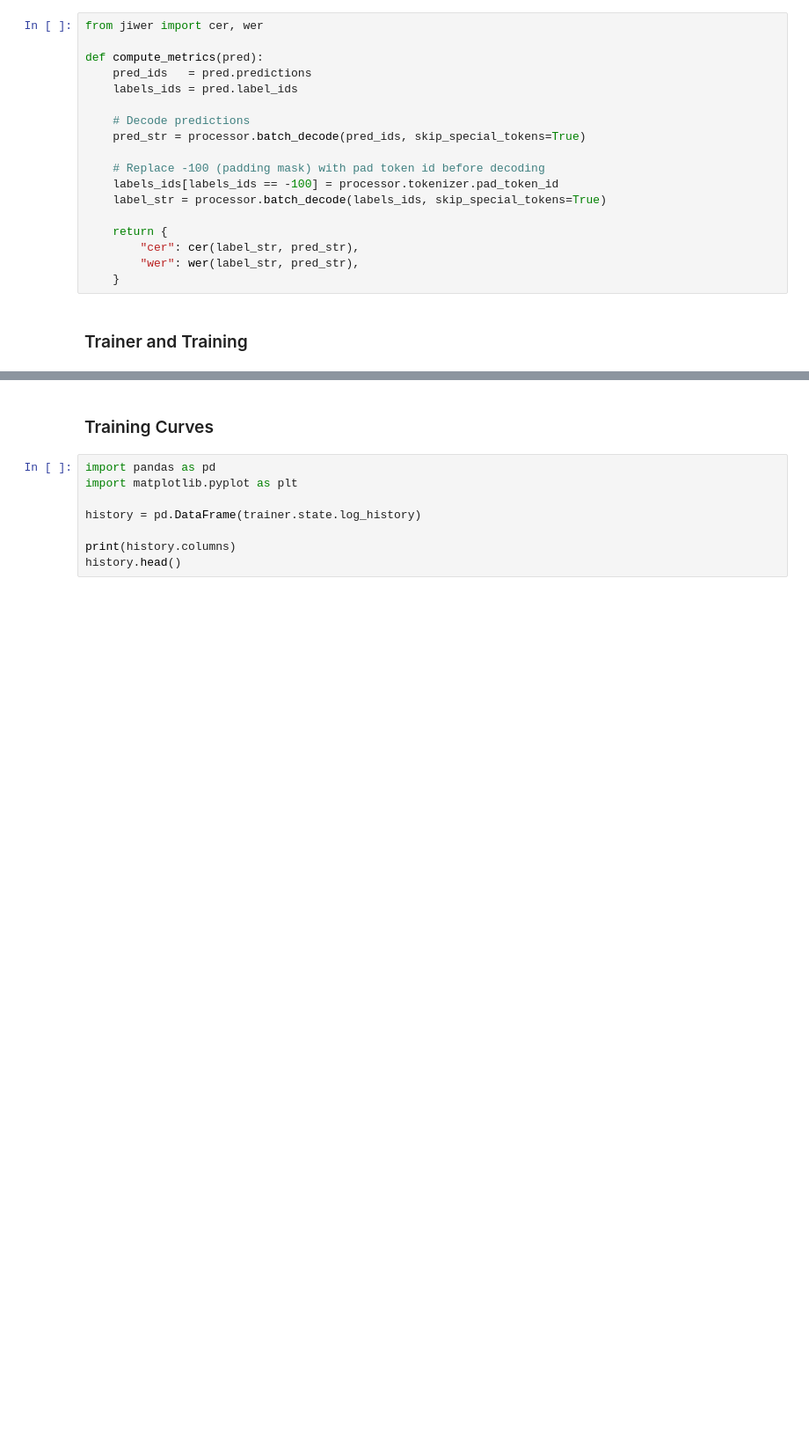
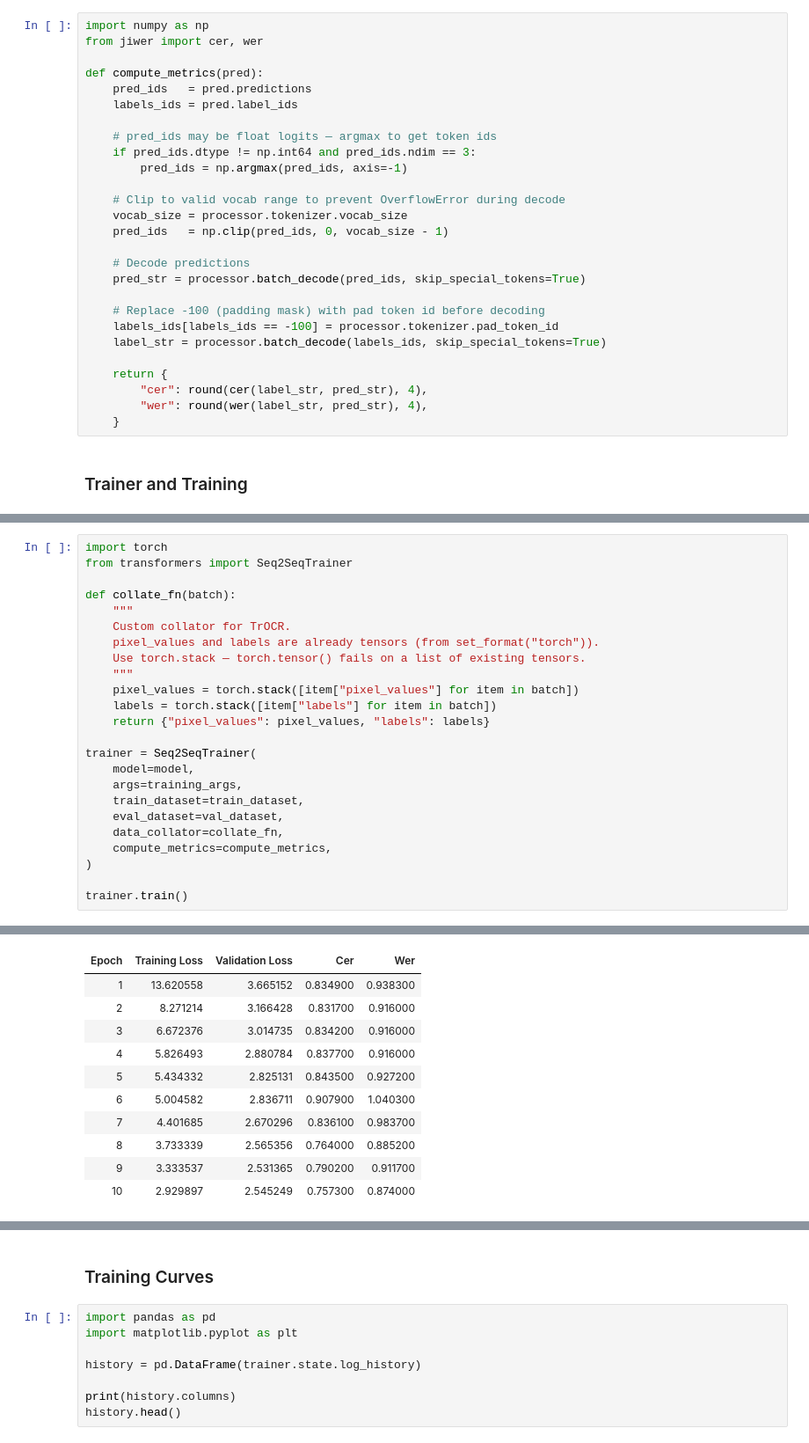
Before and after one commit to Maaz-x14/Smart-Stock, a Jupyter notebook: models/trocr.ipynb, the cells around one changed output, grey strips where cells are left out. Shown at 88% size. Drawn from its saved outputs; the diff is of its cells as text; blank space fills up the shorter version.

```diff
--- a/models/trocr.ipynb
+++ b/models/trocr.ipynb
@@ -340,9 +367,18 @@ training_args = Seq2SeqTrainingArguments(
 # %%
+import numpy as np
 from jiwer import cer, wer
 
 def compute_metrics(pred):
     pred_ids   = pred.predictions
     labels_ids = pred.label_ids
+
+    # pred_ids may be float logits — argmax to get token ids
+    if pred_ids.dtype != np.int64 and pred_ids.ndim == 3:
+        pred_ids = np.argmax(pred_ids, axis=-1)
+
+    # Clip to valid vocab range to prevent OverflowError during decode
+    vocab_size = processor.tokenizer.vocab_size
+    pred_ids   = np.clip(pred_ids, 0, vocab_size - 1)
 
     # Decode predictions
     pred_str = processor.batch_decode(pred_ids, skip_special_tokens=True)
@@ -352,8 +388,8 @@ def compute_metrics(pred):
     label_str = processor.batch_decode(labels_ids, skip_special_tokens=True)
 
     return {
-        "cer": cer(label_str, pred_str),
-        "wer": wer(label_str, pred_str),
+        "cer": round(cer(label_str, pred_str), 4),
+        "wer": round(wer(label_str, pred_str), 4),
     }
 # %% [markdown]
 ### Trainer and Training
@@ -372,0 +396,25 @@ trainer.train()
+# %%
+import torch
+from transformers import Seq2SeqTrainer
+
+def collate_fn(batch):
+    """
+    Custom collator for TrOCR.
+    pixel_values and labels are already tensors (from set_format("torch")).
+    Use torch.stack — torch.tensor() fails on a list of existing tensors.
+    """
+    pixel_values = torch.stack([item["pixel_values"] for item in batch])
+    labels = torch.stack([item["labels"] for item in batch])
+    return {"pixel_values": pixel_values, "labels": labels}
+
+trainer = Seq2SeqTrainer(
+    model=model,
+    args=training_args,
+    train_dataset=train_dataset,
+    eval_dataset=val_dataset,
+    data_collator=collate_fn,
+    compute_metrics=compute_metrics,
+)
+
+trainer.train()
+# %% [output]
@@ -372,0 +431,11 @@ trainer.train()
+| Epoch | Training Loss | Validation Loss | Cer | Wer |
+| 1 | 13.620558 | 3.665152 | 0.834900 | 0.938300 |
+| 2 | 8.271214 | 3.166428 | 0.831700 | 0.916000 |
+| 3 | 6.672376 | 3.014735 | 0.834200 | 0.916000 |
+| 4 | 5.826493 | 2.880784 | 0.837700 | 0.916000 |
+| 5 | 5.434332 | 2.825131 | 0.843500 | 0.927200 |
+| 6 | 5.004582 | 2.836711 | 0.907900 | 1.040300 |
+| 7 | 4.401685 | 2.670296 | 0.836100 | 0.983700 |
+| 8 | 3.733339 | 2.565356 | 0.764000 | 0.885200 |
+| 9 | 3.333537 | 2.531365 | 0.790200 | 0.911700 |
+| 10 | 2.929897 | 2.545249 | 0.757300 | 0.874000 |
```
Also changed, not shown: parts of 15 cells of this notebook, 1 other file.
